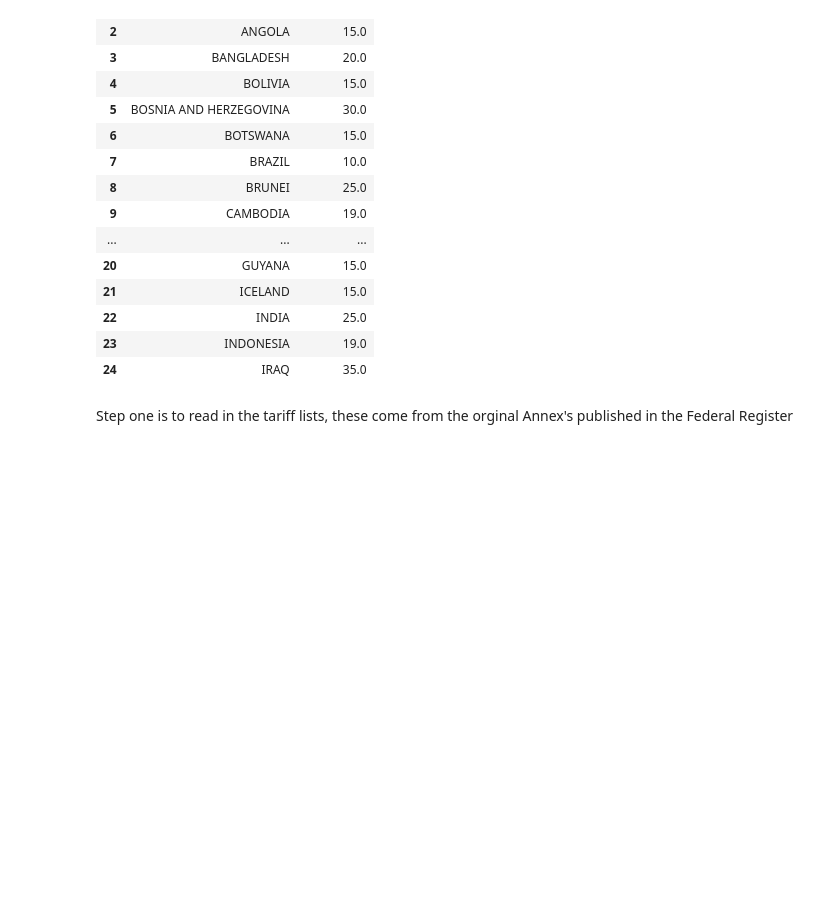
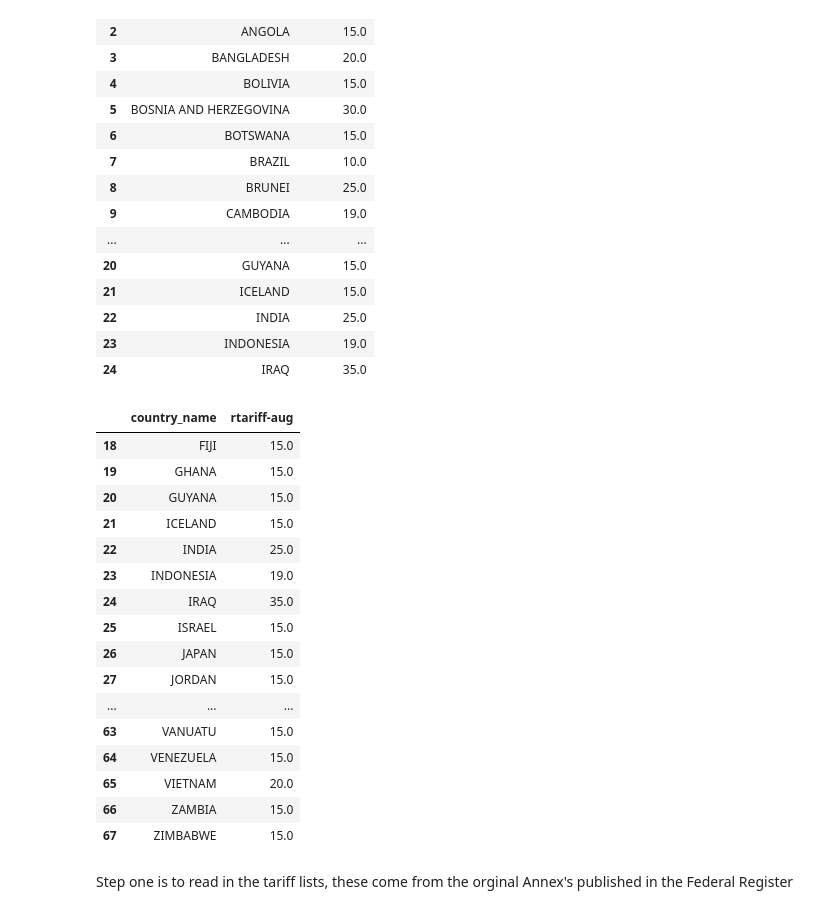
Before and after one commit to tradewartracker/trade-war-redux-2025, a Jupyter notebook: make-tariff-by-country-by-time.ipynb, the cells around one changed output. Cells and saved outputs as stored; diff of their text form; code cells hidden in the pictures; blank space fills up the shorter version.

```diff
--- a/make-tariff-by-country-by-time.ipynb
+++ b/make-tariff-by-country-by-time.ipynb
@@ -116,6 +116,26 @@ new_list.head(25)
 | 24 | IRAQ | 35.0 |
 # %%
 new_list = pd.read_csv('./tariff-lists/clean-august-7-tariffs.csv')
+# %%
+new_list.tail(50)
+# %% [output]
+|  | country_name | rtariff-aug |
+| 18 | FIJI | 15.0 |
+| 19 | GHANA | 15.0 |
+| 20 | GUYANA | 15.0 |
+| 21 | ICELAND | 15.0 |
+| 22 | INDIA | 25.0 |
+| 23 | INDONESIA | 19.0 |
+| 24 | IRAQ | 35.0 |
+| 25 | ISRAEL | 15.0 |
+| 26 | JAPAN | 15.0 |
+| 27 | JORDAN | 15.0 |
+| ... | ... | ... |
+| 63 | VANUATU | 15.0 |
+| 64 | VENEZUELA | 15.0 |
+| 65 | VIETNAM | 20.0 |
+| 66 | ZAMBIA | 15.0 |
+| 67 | ZIMBABWE | 15.0 |
 # %% [markdown]
 Step one is to read in the tariff lists, these come from the orginal Annex's published in the Federal Register
 # %%
```
Also changed, not shown: parts of 6 cells of this notebook, 4 other files.
